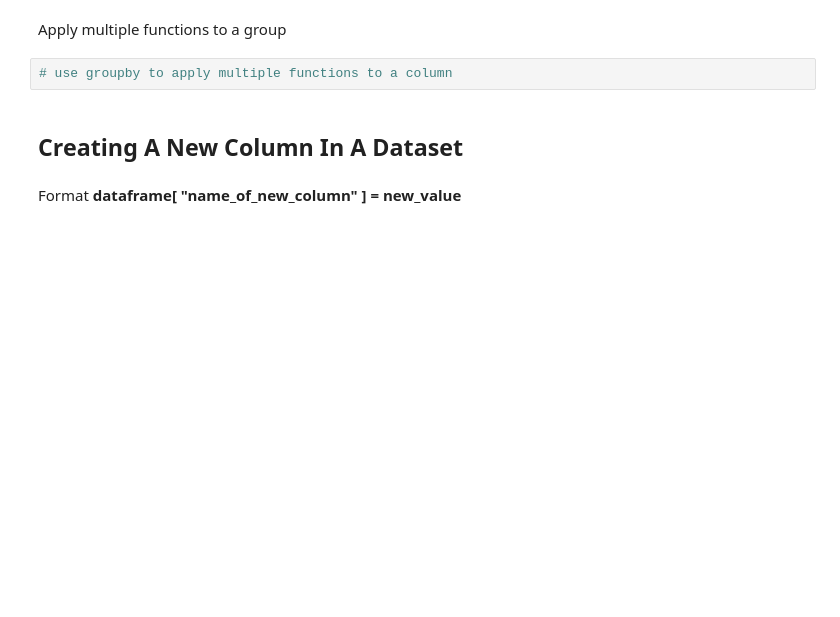
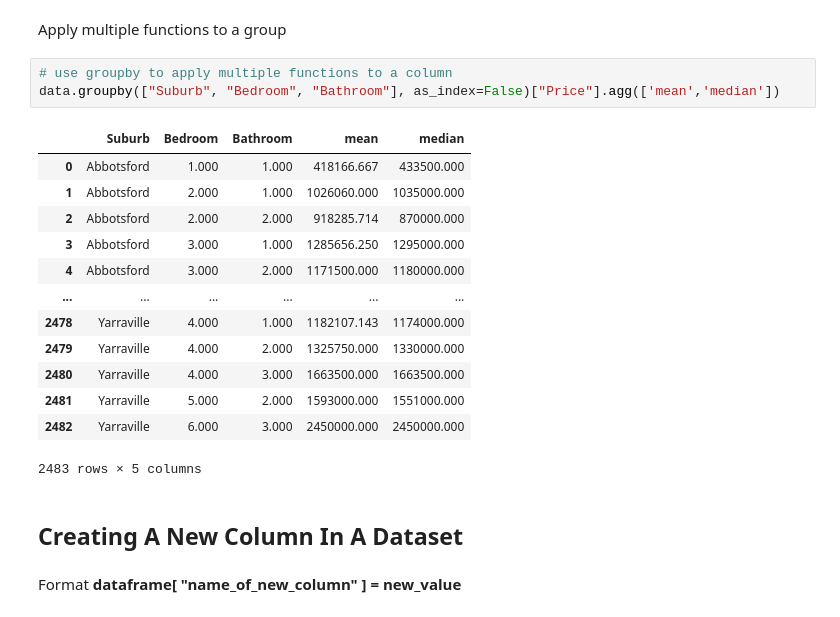
Before and after one commit to Austin-High-AP-CS-Principles/bigdata-melbourne-housing-notes-fwilson12, a Jupyter notebook: Melbourne_Housing_Original.ipynb, the cells around one changed output. Saved outputs shown, nothing was run; the diff lists cells and outputs as text; blank space fills up the shorter version.

```diff
--- a/Melbourne_Housing_Original.ipynb
+++ b/Melbourne_Housing_Original.ipynb
@@ -326,6 +412,21 @@ Group by multiple columns
 Apply multiple functions to a group
 # %%
 # use groupby to apply multiple functions to a column
+data.groupby(["Suburb", "Bedroom", "Bathroom"], as_index=False)["Price"].agg(['mean','median'])
+# %% [output]
+|  | Suburb | Bedroom | Bathroom | mean | median |
+| 0 | Abbotsford | 1.000 | 1.000 | 418166.667 | 433500.000 |
+| 1 | Abbotsford | 2.000 | 1.000 | 1026060.000 | 1035000.000 |
+| 2 | Abbotsford | 2.000 | 2.000 | 918285.714 | 870000.000 |
+| 3 | Abbotsford | 3.000 | 1.000 | 1285656.250 | 1295000.000 |
+| 4 | Abbotsford | 3.000 | 2.000 | 1171500.000 | 1180000.000 |
+| ... | ... | ... | ... | ... | ... |
+| 2478 | Yarraville | 4.000 | 1.000 | 1182107.143 | 1174000.000 |
+| 2479 | Yarraville | 4.000 | 2.000 | 1325750.000 | 1330000.000 |
+| 2480 | Yarraville | 4.000 | 3.000 | 1663500.000 | 1663500.000 |
+| 2481 | Yarraville | 5.000 | 2.000 | 1593000.000 | 1551000.000 |
+| 2482 | Yarraville | 6.000 | 3.000 | 2450000.000 | 2450000.000 |
+2483 rows × 5 columns
 # %% [markdown]
 ## **Creating A New Column In A Dataset**
 # %% [markdown]
```
Also changed, not shown: parts of 18 cells of this notebook.
